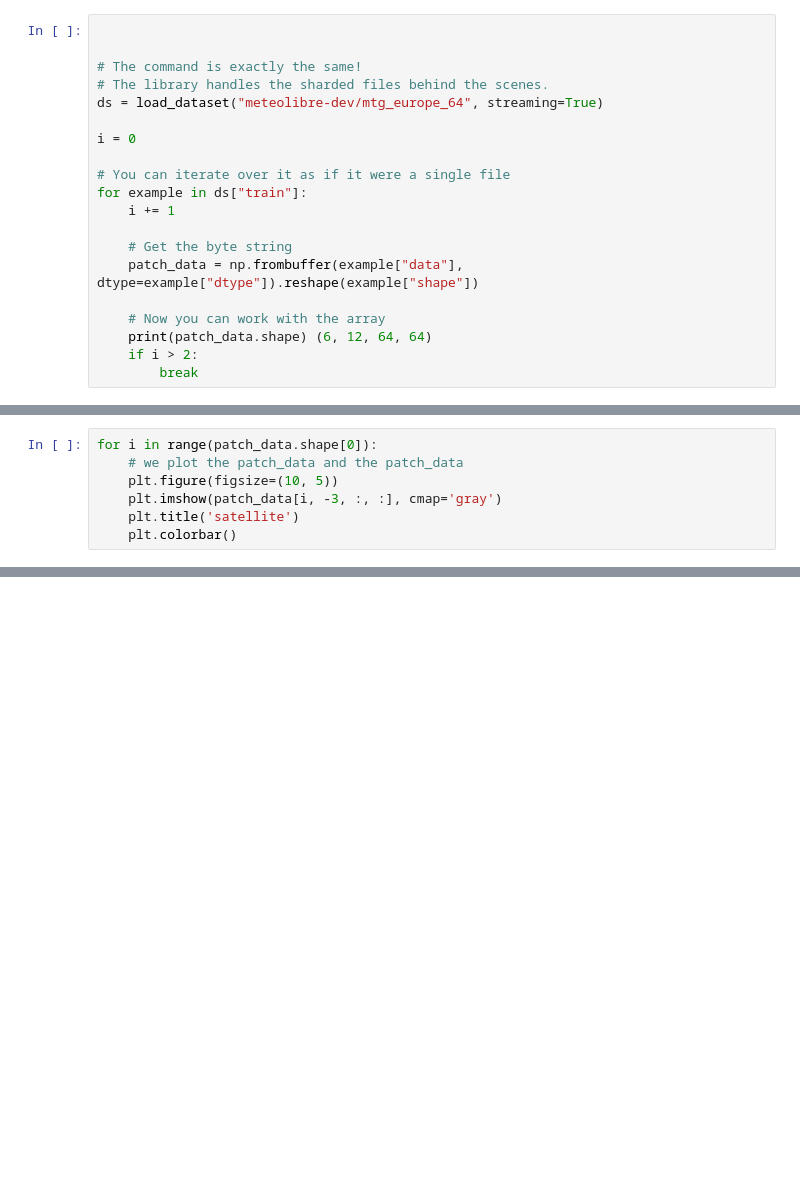
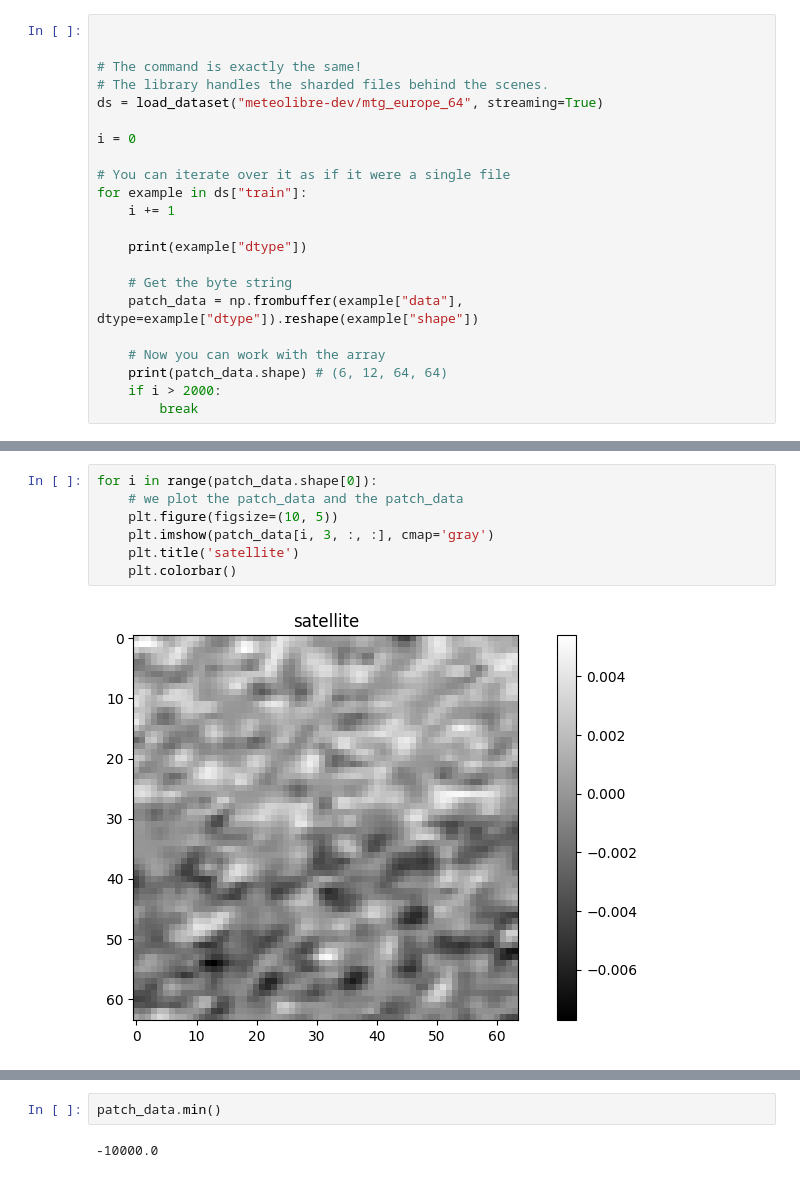
Before and after one commit to meteolibre-dev/meteolibre_model, a Jupyter notebook: scripts/visualized.ipynb, the cells around one changed output, grey strips where cells are left out. Drawn from its saved outputs; the diff is of its cells as text; blank space fills up the shorter version.

```diff
--- a/scripts/visualized.ipynb
+++ b/scripts/visualized.ipynb
@@ -31,10 +31,12 @@ i = 0
 for example in ds["train"]:
     i += 1
 
+    print(example["dtype"])
+
     # Get the byte string
     patch_data = np.frombuffer(example["data"], dtype=example["dtype"]).reshape(example["shape"])
 
     # Now you can work with the array
-    print(patch_data.shape) (6, 12, 64, 64)
-    if i > 2:
+    print(patch_data.shape) # (6, 12, 64, 64)
+    if i > 2000:
         break
@@ -41,7 +61,9 @@ for example in ds["train"]:
 # %%
 for i in range(patch_data.shape[0]):
     # we plot the patch_data and the patch_data
     plt.figure(figsize=(10, 5))
-    plt.imshow(patch_data[i, -3, :, :], cmap='gray')
+    plt.imshow(patch_data[i, 3, :, :], cmap='gray')
     plt.title('satellite')
     plt.colorbar()
+# %% [output]
+[figure, added]
@@ -47,0 +75,4 @@ for i in range(patch_data.shape[0]):
+# %%
+patch_data.min()
+# %% [output]
+-10000.0
```
Also changed, not shown: parts of 3 cells of this notebook, 4 other files.
